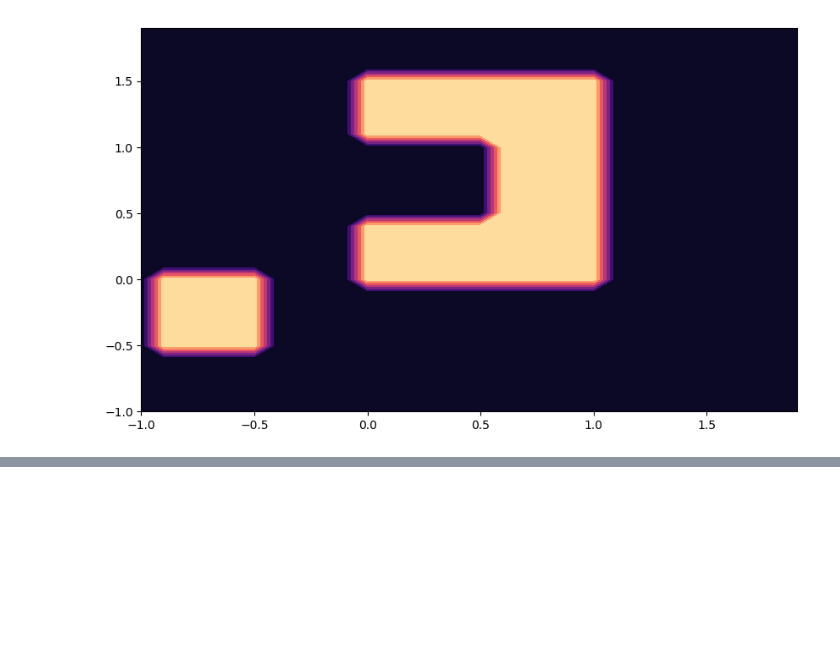
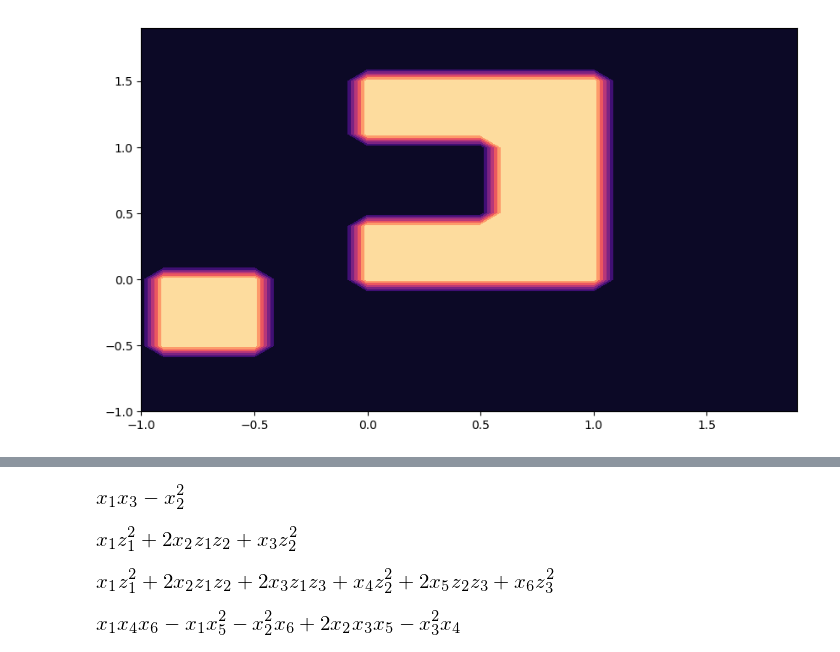
Before and after one commit to gerdm/machine_learning, a Jupyter notebook: convex_optimization/week2_notes.ipynb, the cells around one changed output, grey strips where cells are left out. Cells and saved outputs as stored; diff of their text form; code cells hidden in the pictures; blank space fills up the shorter version.

```diff
--- a/convex_optimization/week2_notes.ipynb
+++ b/convex_optimization/week2_notes.ipynb
@@ -226,0 +242,41 @@ plt.contourf(x1, x2, T + S)
+# %%
+x1, x2, x3, x4, x5, x6 = symbols("x1 x2 x3 x4 x5 x6")
+z1, z2, z3 = symbols("z1 z2 z3")
+X1 = Matrix([
+    [x1, x2],
+    [x2, x3]
+])
+
+X2 = Matrix([
+    [x1, x2, x3],
+    [x2, x4, x5],
+    [x3, x5, x6]
+])
+
+Z1 = Matrix([
+    [z1],
+    [z2],
+])
+
+Z2 = Matrix([
+    [z1],
+    [z2],
+    [z3]
+])
+# %%
+# Therefore, x1 x3 - x2^2 >= 0
+X1.det()
+# %% [output]
+[figure, added]
+# %%
+factor(Z1.T @ X1 @ Z1)[0]
+# %% [output]
+[figure, added]
+# %%
+factor(Z2.T @ X2 @ Z2)[0]
+# %% [output]
+[figure, added]
+# %%
+X2.det()
+# %% [output]
+[figure, added]
```
Also changed, not shown: parts of 2 cells of this notebook.
